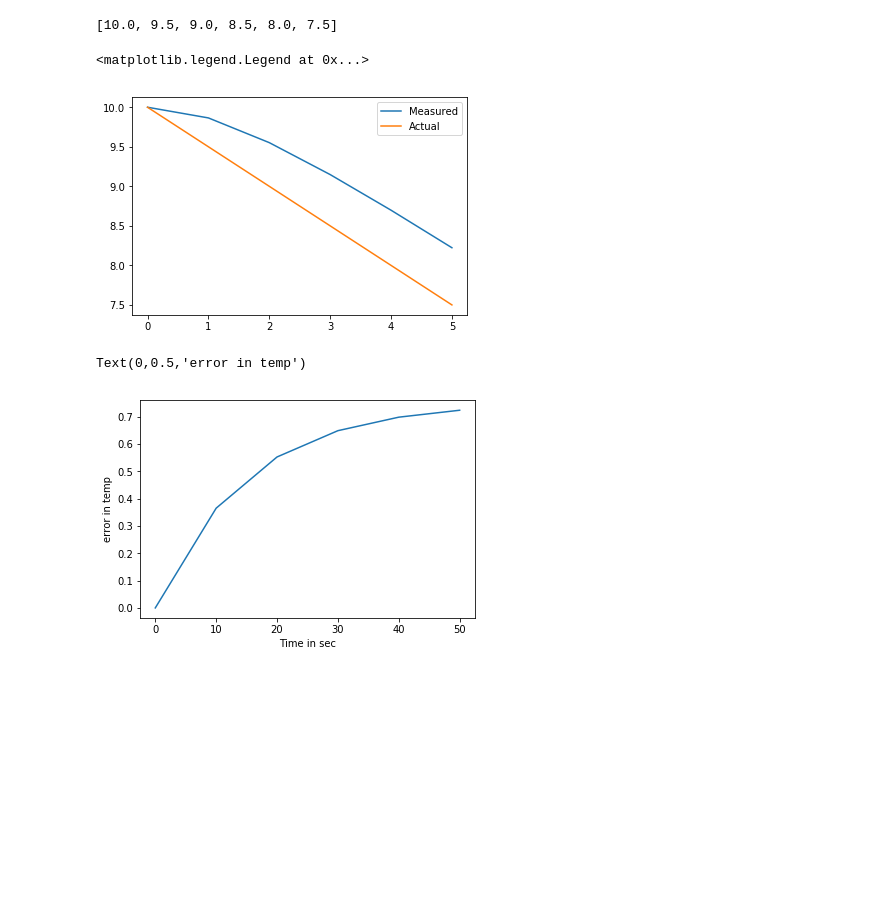
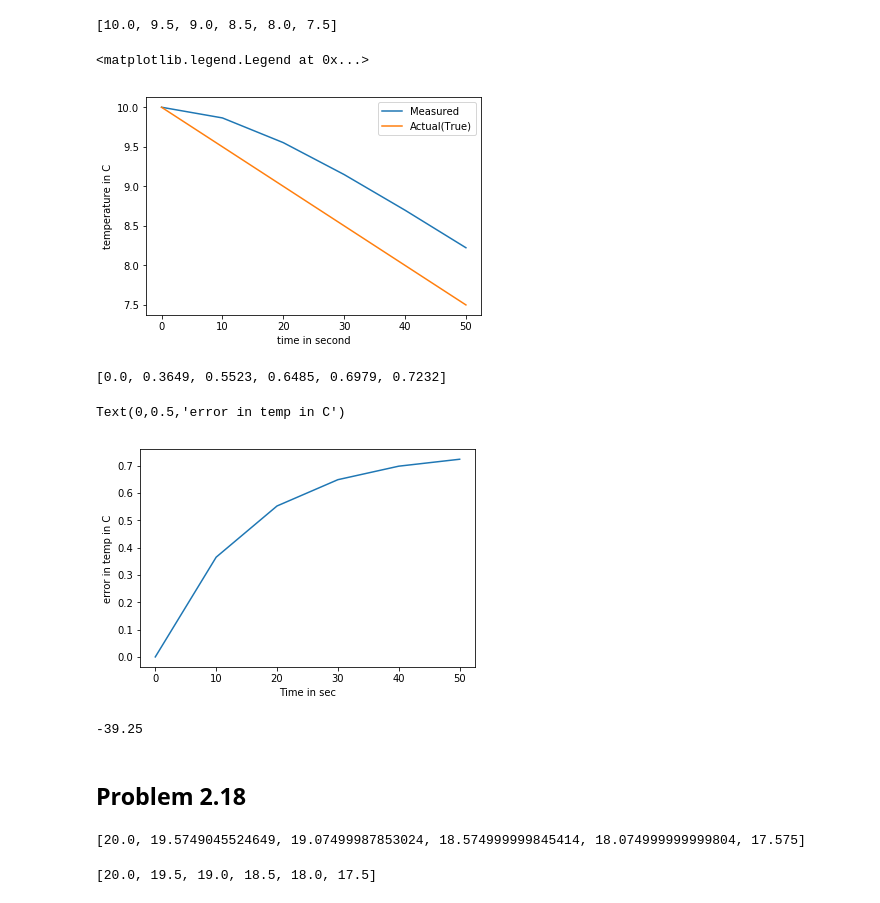
Before and after one commit to EslamAdel/Measurements-Notebooks, a Jupyter notebook: Dynamic-Char.ipynb, the cells around one changed output. Drawn from its saved outputs; the diff is of its cells as text; code cells hidden in the pictures; blank space fills up the shorter version.

Commit message:
another problem

```diff
--- a/Dynamic-Char.ipynb
+++ b/Dynamic-Char.ipynb
@@ -3,7 +5,8 @@
 # The complete solution is (T = -0.75 e^(-t/15)+10.75-0.05t)
 import math
 Tfunc = lambda t : -0.75*math.exp(-t/15) + 10.75 - 0.05*t
-result = [Tfunc(i) for i in range(0,60,10)]
+timeInterval = range(0,60,10)
+result = [Tfunc(i) for i in timeInterval]
 print(result)
 # %% [output]
 [10.0, 9.864937160725557, 9.552302146413204, 9.148498537572541, 8.697887411582899, 8.22324450498956]
@@ -23,17 +21,45 @@ actual
 # %% [output]
 [10.0, 9.5, 9.0, 8.5, 8.0, 7.5]
 # %%
-plt.plot(result, label = 'Measured')
-plt.plot(actual, label = 'Actual')
+plt.plot(timeInterval, result, label = 'Measured')
+plt.plot(timeInterval, actual, label = 'Actual(True)')
+plt.xlabel('time in second')
+plt.ylabel('temperature in C')
 plt.legend()
 # %% [output]
 <matplotlib.legend.Legend at 0x...>
-[figure, old version]
+[figure, new version]
 # %%
 temp_error = [abs(actual[i] - result[i]) for i in range(len(result))]
+print([round(a,4) for a in temp_error])
 plt.plot(range(0,60,10), temp_error)
 plt.xlabel('Time in sec')
-plt.ylabel('error in temp')
+plt.ylabel('error in temp in C')
 # %% [output]
-Text(0,0.5,'error in temp')
+[0.0, 0.3649, 0.5523, 0.6485, 0.6979, 0.7232]
+Text(0,0.5,'error in temp in C')
-[figure, old version]
+[figure, new version]
+# %%
+# b
+# At x = 5000, t =5000/5
+Tfunc(1000)
+# %% [output]
+-39.25
+# %% [markdown]
+## Problem 2.18
+# %%
+# Solution of the ballon problem
+# The complete solution is (T = -0.075 e^(-t/15)+20.075-0.005t)
+import math
+Tfunc = lambda t : -0.075*math.exp(-t/15) + 20.075 - 0.005*t
+timeInterval = range(0,600,100)
+result = [Tfunc(i) for i in timeInterval]
+print(result)
+# %% [output]
+[20.0, 19.5749045524649, 19.07499987853024, 18.574999999845414, 18.074999999999804, 17.575]
+# %%
+TxFun = lambda t: 20-0.005*t
+actual = [TxFun(x) for x in timeInterval]
+actual
+# %% [output]
+[20.0, 19.5, 19.0, 18.5, 18.0, 17.5]
```
Also changed, not shown: parts of 5 cells of this notebook.
